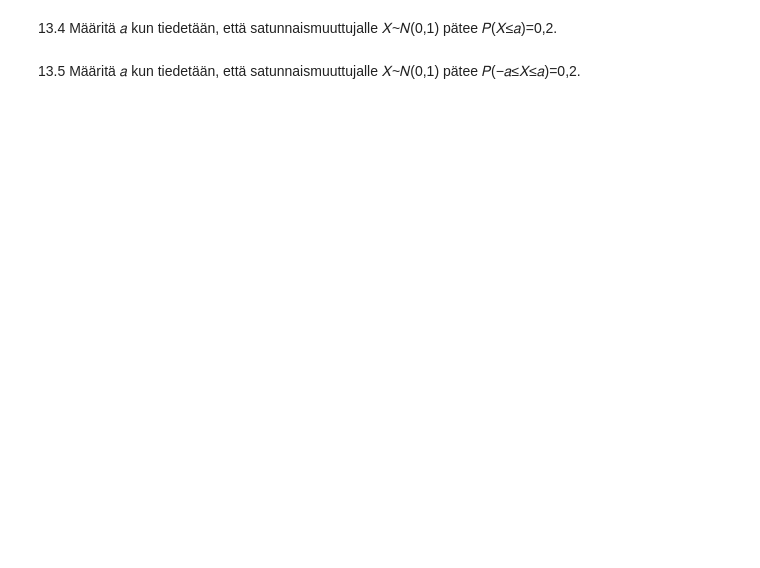
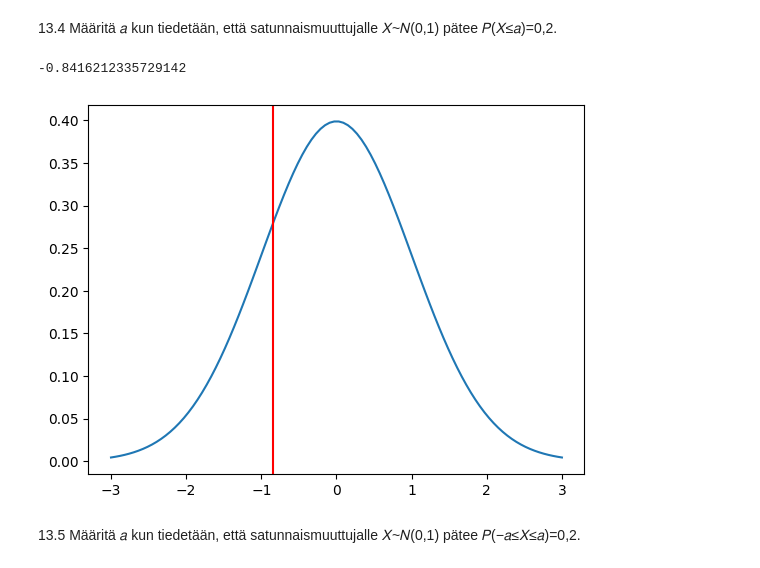
Before and after one commit to walterairs/statsandprobs, a Jupyter notebook: probability/lesson_thirteen.ipynb, the cells around one changed output. Drawn from its saved outputs; the diff is of its cells as text; code cells hidden in the pictures; blank space fills up the shorter version.

```diff
--- a/probability/lesson_thirteen.ipynb
+++ b/probability/lesson_thirteen.ipynb
@@ -22,2 +30,20 @@ import scipy
+# %%
+## Code here
+# X~N(0,1)
+# P(X≤a)=0.2
+
+# lets find a
+a = scipy.stats.norm.ppf(0.2)
+print(a)
+
+# lets plot the graph
+x = numpy.linspace(-3,3,100)
+y = scipy.stats.norm.pdf(x,0,1)
+plt.plot(x,y)
+plt.axvline(a, color='red')
+plt.show()
+# %% [output]
+-0.8416212335729142
+[figure, added]
 # %% [markdown]
 13.5 Määritä 𝑎 kun tiedetään, että satunnaismuuttujalle 𝑋~𝑁(0,1) pätee 𝑃(−𝑎≤𝑋≤𝑎)=0,2.
```
Also changed, not shown: parts of 11 cells of this notebook, 3 other files.
